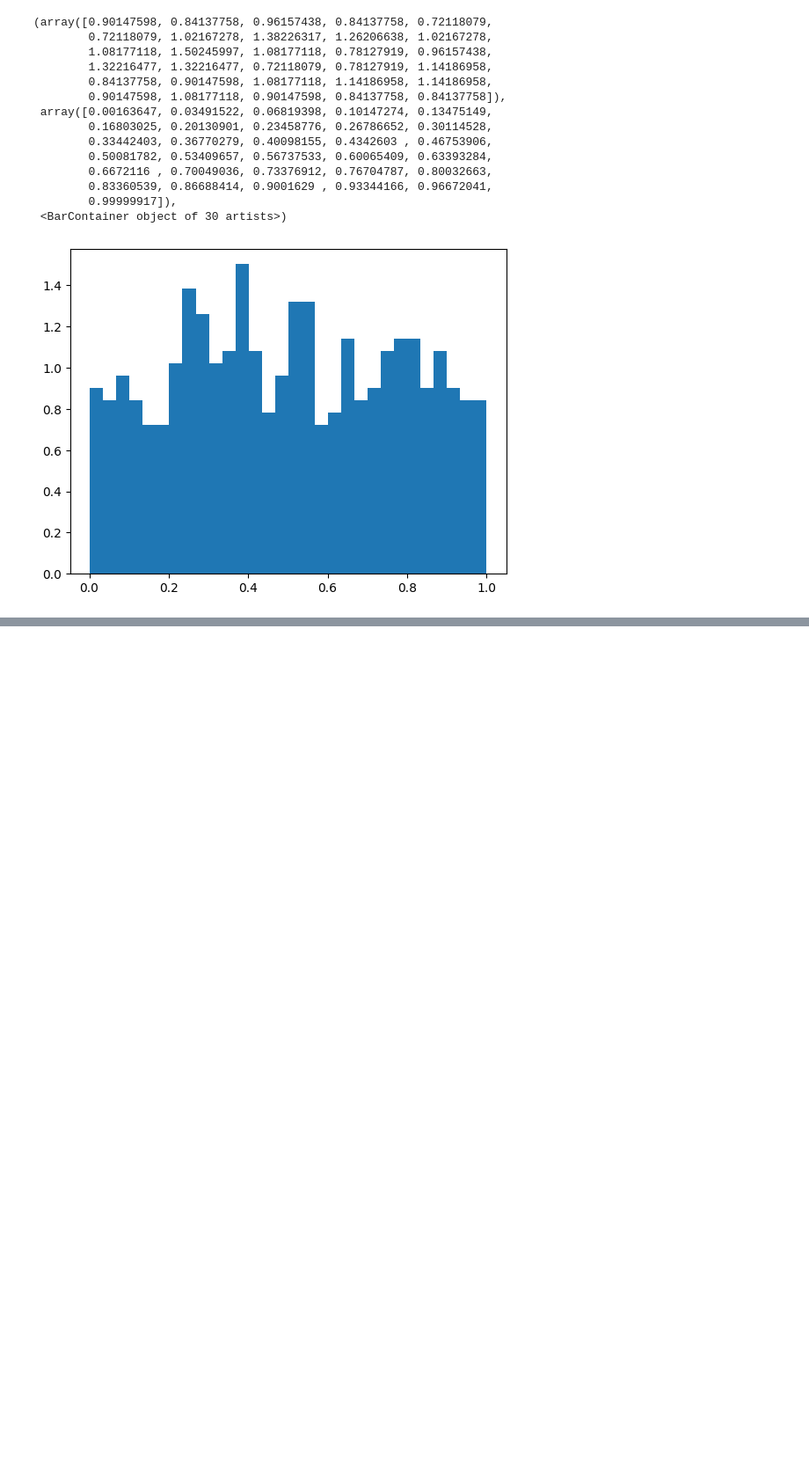
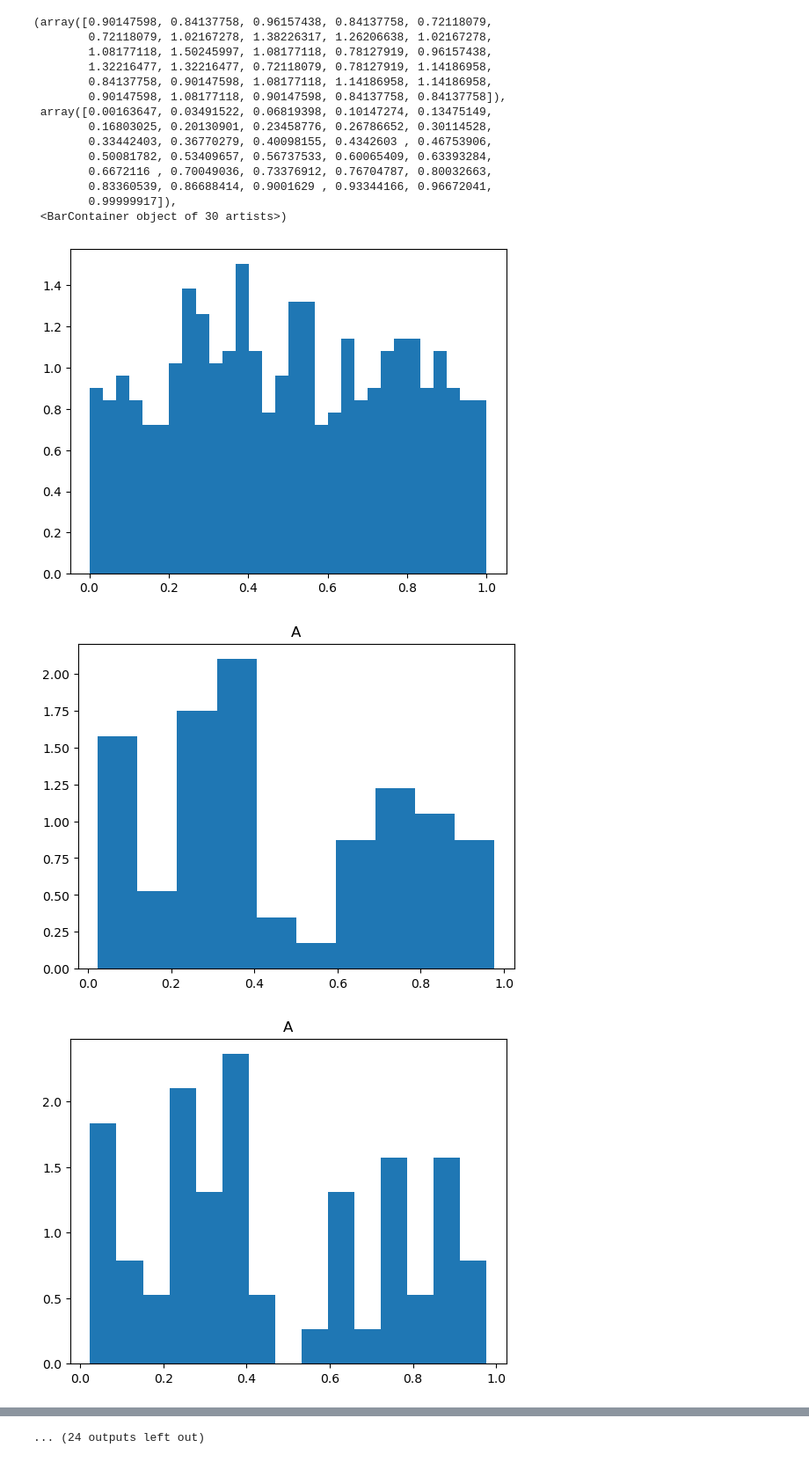
Before and after one commit to AbstractAF/PHY411-LabCode, a Jupyter notebook: Phy411_MS20_exp2C1.ipynb, the cells around one changed output, grey strips where cells are left out. Shown at 88% size. Drawn from its saved outputs; the diff is of its cells as text; code cells hidden in the pictures; blank space fills up the shorter version.

```diff
--- a/Phy411_MS20_exp2C1.ipynb
+++ b/Phy411_MS20_exp2C1.ipynb
@@ -26,10 +27,13 @@ import random
 # %%
 sample=[60,100,150,200,300,500]
 bin=[10,15,18,21,24,30]
 for i in range(6):
     N=np.random.uniform(0,1,sample[i])
     for j in range(6):
 
         plt.hist(N, bins=bin[j], density=1)
-        plt.title()
+        plt.title(label="A")
         plt.show()
+# %% [output]
+[figure, added]
+[figure, added]
@@ -35,0 +50 @@ for i in range(6):
+... (24 outputs left out)
```
Also changed, not shown: parts of 2 cells of this notebook.
